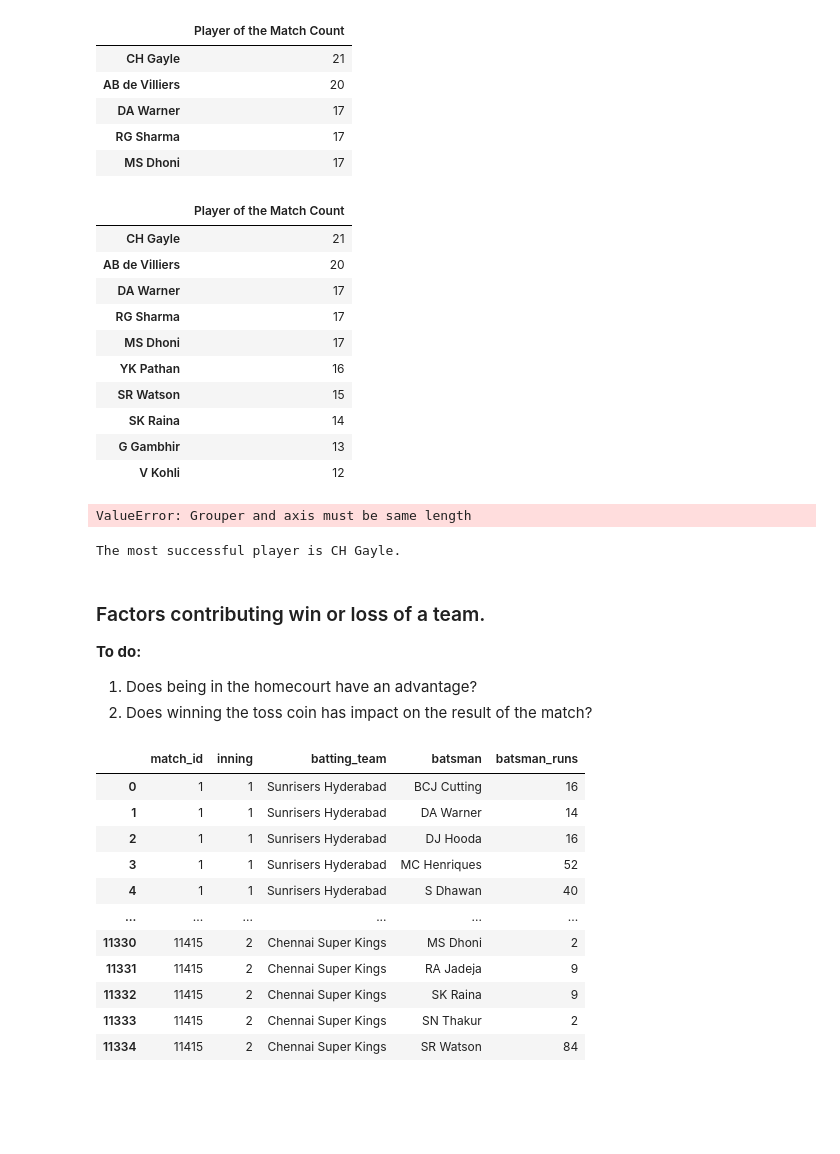
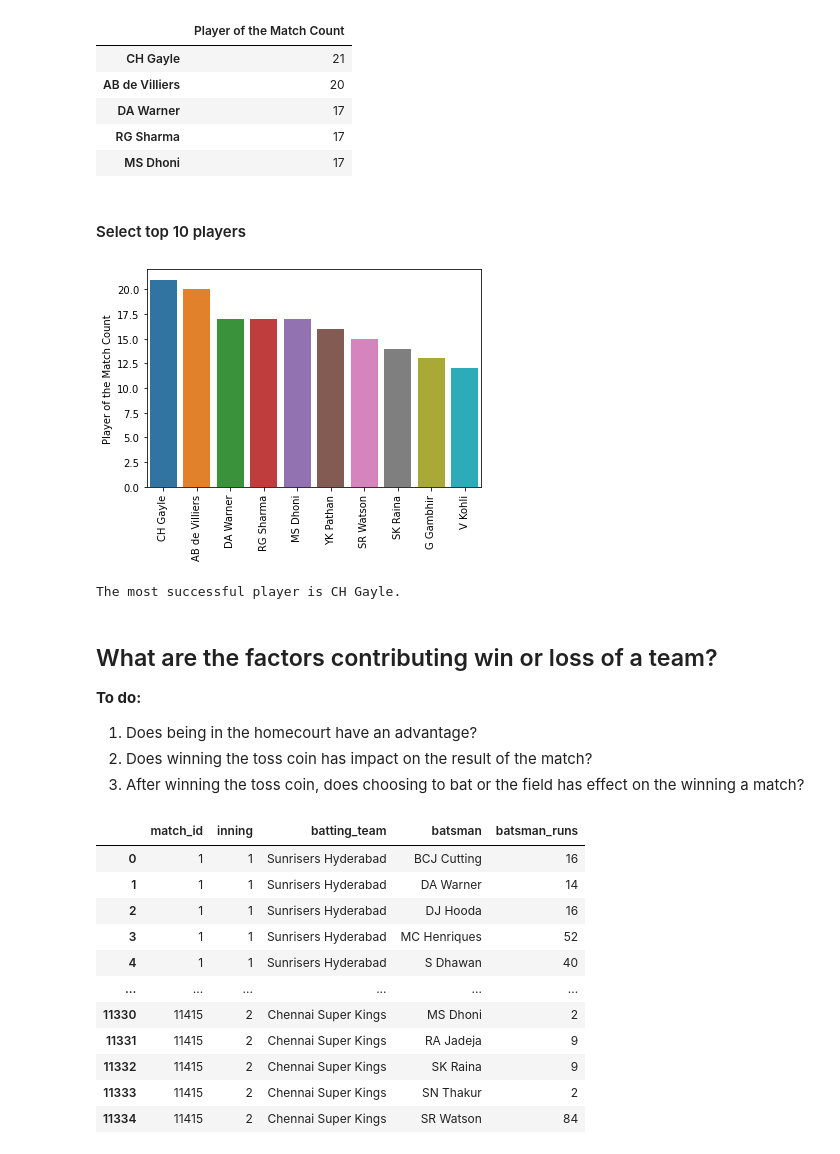
Before and after one commit to cryptic-monster/eda-sports, a Jupyter notebook: sports-eda.ipynb, the cells around one changed output. Saved outputs shown, nothing was run; the diff lists cells and outputs as text; code cells hidden in the pictures; blank space fills up the shorter version.

```diff
--- a/sports-eda.ipynb
+++ b/sports-eda.ipynb
@@ -163,38 +158,27 @@ playerOfMatch.head()
 | DA Warner | 17 |
 | RG Sharma | 17 |
 | MS Dhoni | 17 |
-# %%
-topplayerOfMatch.iloc[:10]
-# %% [output]
-|  | Player of the Match Count |
-| CH Gayle | 21 |
-| AB de Villiers | 20 |
-| DA Warner | 17 |
-| RG Sharma | 17 |
-| MS Dhoni | 17 |
-| YK Pathan | 16 |
-| SR Watson | 15 |
-| SK Raina | 14 |
-| G Gambhir | 13 |
-| V Kohli | 12 |
+# %% [markdown]
+#### Select top 10 players
 # %%
 # visualize
-sns.barplot(x=playerOfMatch.index, y='Player of the Match Count', data=playerOfMatch.iloc[:10])
+sns.barplot(x=topPlayers.index, y='Player of the Match Count', data=topPlayers)
 plt.xticks(rotation='vertical')
 plt.show()
 # %% [output]
-ValueError: Grouper and axis must be same length
+[figure, added]
 # %%
 print('The most successful player is {}.'.format(playerOfMatch.index[0]))
 # %% [output]
 The most successful player is CH Gayle.
 # %% [markdown]
-### Factors contributing win or loss of a team.
+## What are the factors contributing win or loss of a team?
 
 **To do:**
 
 1. Does being in the homecourt have an advantage?
 2. Does winning the toss coin has impact on the result of the match?
+3. After winning the toss coin, does choosing to bat or the field has effect on the winning a match?
 # %%
 batsmanGrp = deliveries.groupby(["match_id", "inning", "batting_team", "batsman"])
 batsmen = batsmanGrp["batsman_runs"].sum().reset_index()
```
Also changed, not shown: parts of 17 cells of this notebook.
